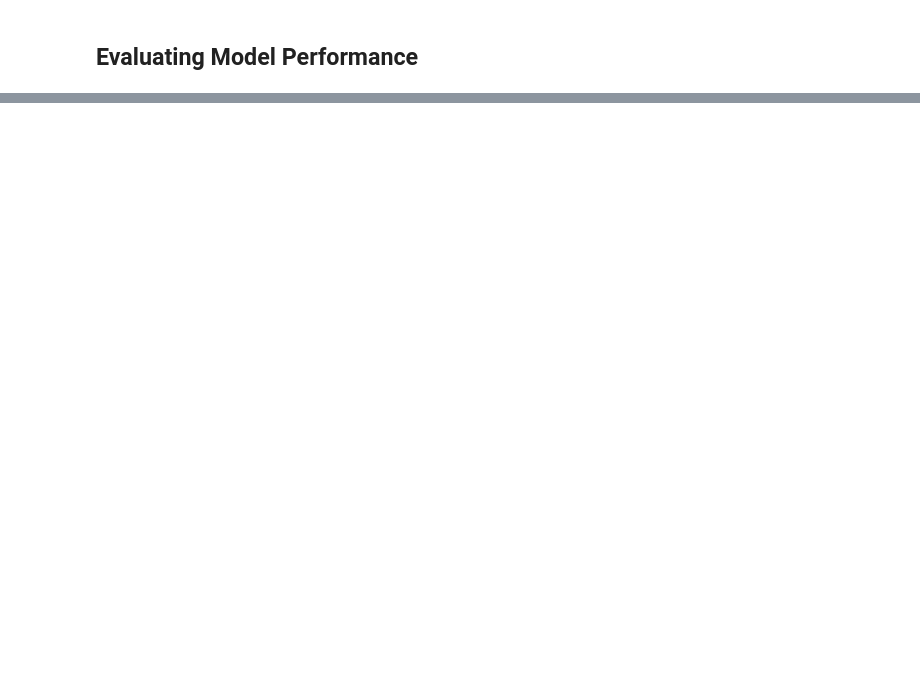
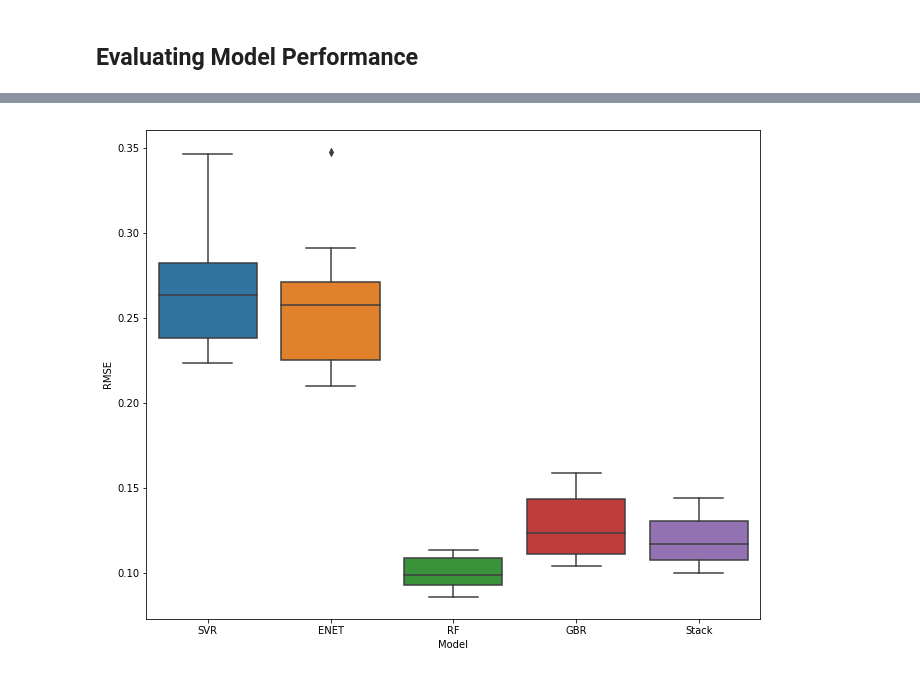
Before and after one commit to zack-braun/DVA-Project, a Jupyter notebook: experiments/DwNomRegressionCodeFinal.ipynb, the cells around one changed output, grey strips where cells are left out. Cells and saved outputs as stored; diff of their text form; code cells hidden in the pictures; blank space fills up the shorter version.

```diff
--- a/experiments/DwNomRegressionCodeFinal.ipynb
+++ b/experiments/DwNomRegressionCodeFinal.ipynb
@@ -335,12 +336,13 @@ As we can see in the chart below, after stacking the models there is a slight im
 # %%
 
 rmse_df = pd.DataFrame(rmse)
 rmse_df['Fold'] = rmse_df.index + 1
-rmse_df.drop(['RF_Limited_Features'], axis = 1, inplace = True)
 rmse_df_long = pd.melt(rmse_df, id_vars = ['Fold'], var_name = 'Model', value_name = 'RMSE')
 #f, ax = plt.subplots(figsize=(11, 9))
 f, ax = plt.subplots(figsize=(11, 9))
 ax = sns.boxplot( x = 'Model', y = 'RMSE', data = rmse_df_long)
 fig = ax.get_figure()
-fig.savefig("C:/Users/rkuhn/Documents/Courses/DataandVisualAnalytics/Project/predJuniorLegisDWStacked.png")
+fig.savefig("C:/Users/rkuhn/Documents/Courses/DataandVisualAnalytics/Project/predJuniorLegisDWStackedFinal.png")
+# %% [output]
+[figure, added]
 # %%
```
Also changed, not shown: parts of 16 cells of this notebook.
